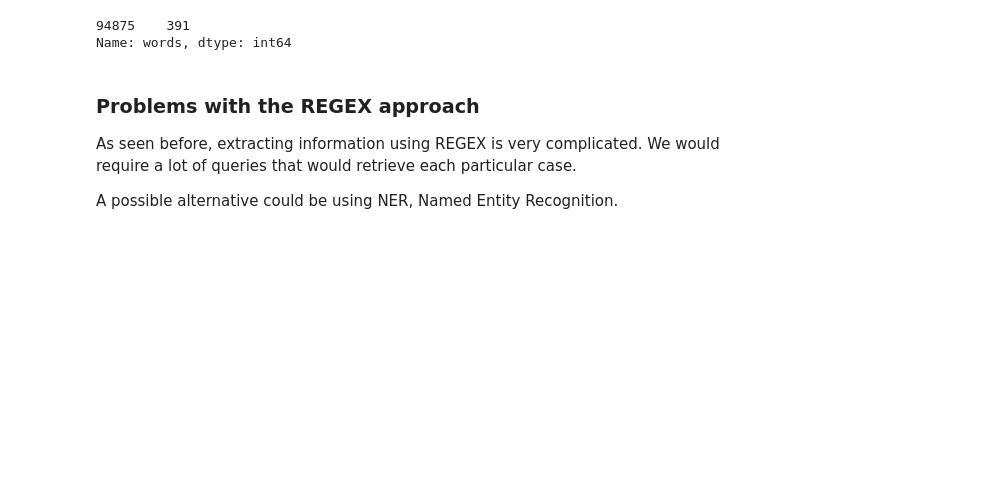
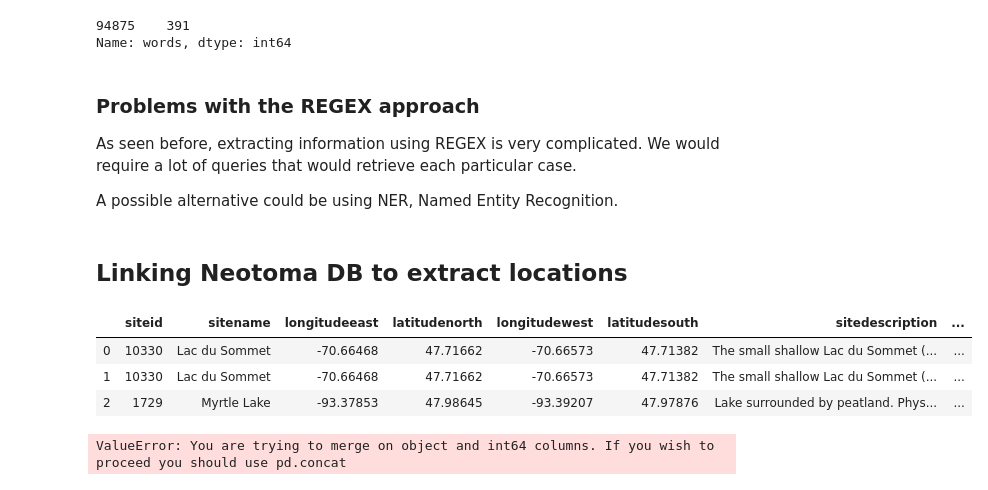
Before and after one commit to throughput-ec/UnacquiredSites, a Jupyter notebook: ML_Record_Mining_JN.ipynb, the cells around one changed output. Cells and saved outputs as stored; diff of their text form; code cells hidden in the pictures; blank space fills up the shorter version.

```diff
--- a/ML_Record_Mining_JN.ipynb
+++ b/ML_Record_Mining_JN.ipynb
@@ -332,3 +341,19 @@ Name: words, dtype: int64
 As seen before, extracting information using REGEX is very complicated. We would require a lot of queries that would retrieve each particular case.
 
 A possible alternative could be using NER, Named Entity Recognition.
+# %% [markdown]
+## Linking Neotoma DB to extract locations
+# %%
+neotoma = pd.read_csv("../Do_not_commit_data/data-1590729612420.csv")
+neotoma = neotoma[['siteid', 'sitename', 'longitudeeast', 'latitudenorth', 'longitudewest', 'latitudesouth', 'sitedescription', 'doi']]
+#neotoma.drop_duplicates(subset ="sitename", keep = False, inplace = True)
+neotoma.head(3)
+# %% [output]
+|  | siteid | sitename | longitudeeast | latitudenorth | longitudewest | latitudesouth | sitedescription | ... |
+| 0 | 10330 | Lac du Sommet | -70.66468 | 47.71662 | -70.66573 | 47.71382 | The small shallow Lac du Sommet (... | ... |
+| 1 | 10330 | Lac du Sommet | -70.66468 | 47.71662 | -70.66573 | 47.71382 | The small shallow Lac du Sommet (... | ... |
+| 2 | 1729 | Myrtle Lake | -93.37853 | 47.98645 | -93.39207 | 47.97876 | Lake surrounded by peatland. Phys... | ... |
+# %%
+nlp_sentences.join(bibliography, on = '_gddid')
+# %% [output]
+ValueError: You are trying to merge on object and int64 columns. If you wish to proceed you should use pd.concat
```
Also changed, not shown: parts of 14 cells of this notebook.
